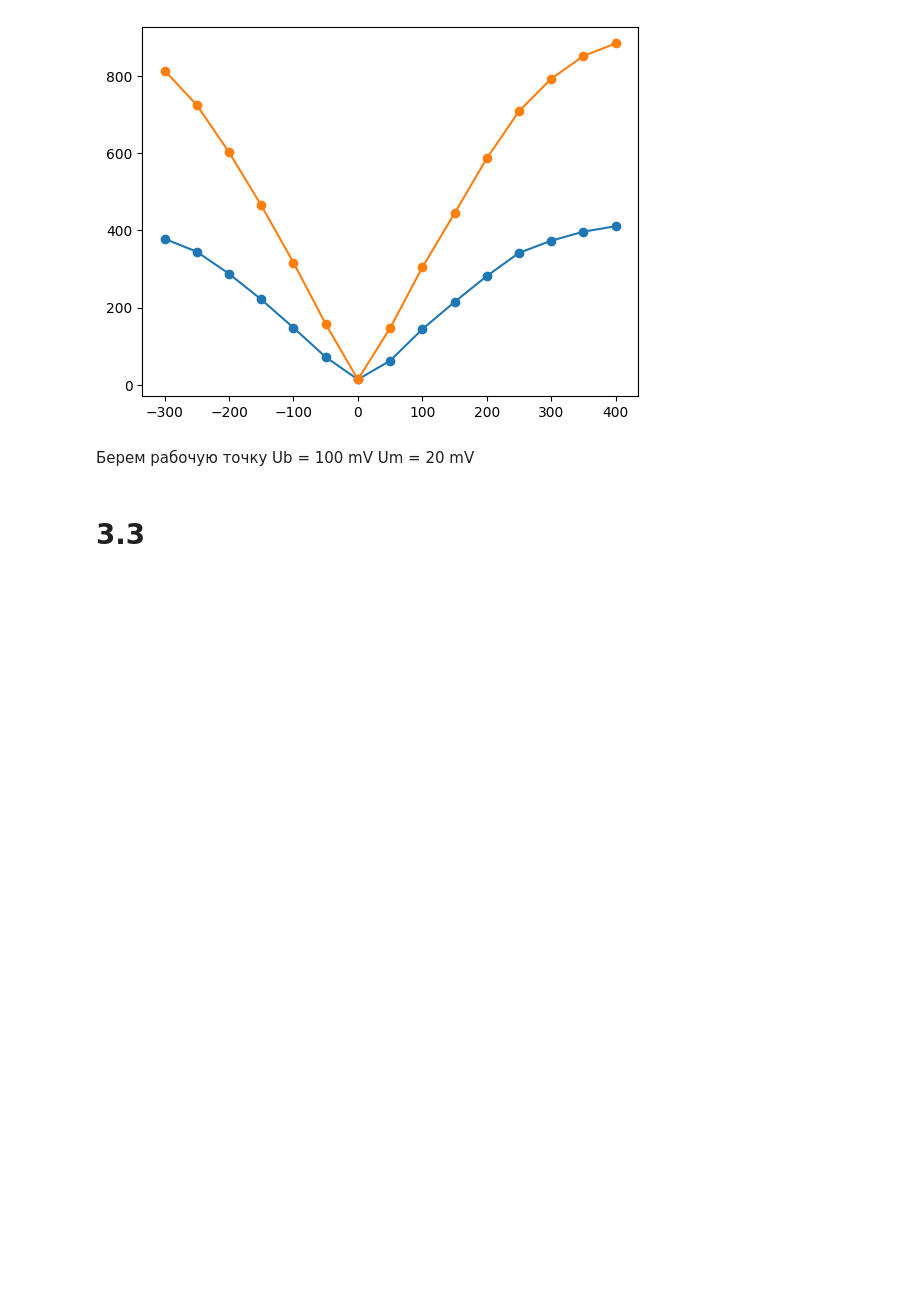
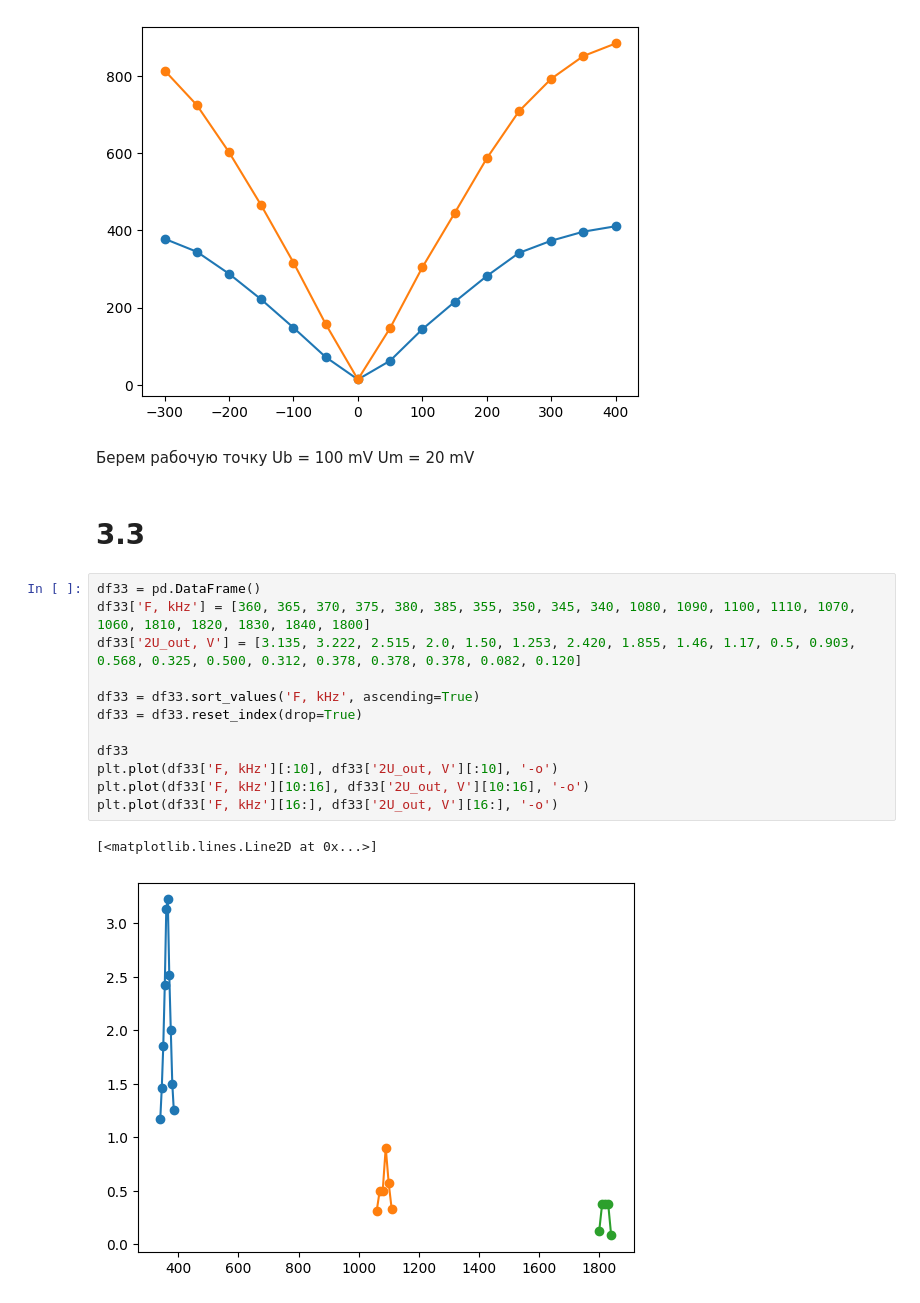
Before and after one commit to alexzhelyapov1/rt_labs, a Jupyter notebook: 91/91.ipynb, the cells around one changed output. Cells and saved outputs as stored; diff of their text form; blank space fills up the shorter version.

```diff
--- a/91/91.ipynb
+++ b/91/91.ipynb
@@ -29,3 +52,18 @@ plt.plot(df20['Ub, mV'], df20['Uout, mv'], '-o')
 Um = 20 mV
 # %% [markdown]
 # 3.3
+# %%
+df33 = pd.DataFrame()
+df33['F, kHz'] = [360, 365, 370, 375, 380, 385, 355, 350, 345, 340, 1080, 1090, 1100, 1110, 1070, 1060, 1810, 1820, 1830, 1840, 1800]
+df33['2U_out, V'] = [3.135, 3.222, 2.515, 2.0, 1.50, 1.253, 2.420, 1.855, 1.46, 1.17, 0.5, 0.903, 0.568, 0.325, 0.500, 0.312, 0.378, 0.378, 0.378, 0.082, 0.120]
+
+df33 = df33.sort_values('F, kHz', ascending=True)
+df33 = df33.reset_index(drop=True)
+
+df33
+plt.plot(df33['F, kHz'][:10], df33['2U_out, V'][:10], '-o')
+plt.plot(df33['F, kHz'][10:16], df33['2U_out, V'][10:16], '-o')
+plt.plot(df33['F, kHz'][16:], df33['2U_out, V'][16:], '-o')
+# %% [output]
+[<matplotlib.lines.Line2D at 0x...>]
+[figure, added]
```
Also changed, not shown: parts of 5 cells of this notebook, 3 other files.
